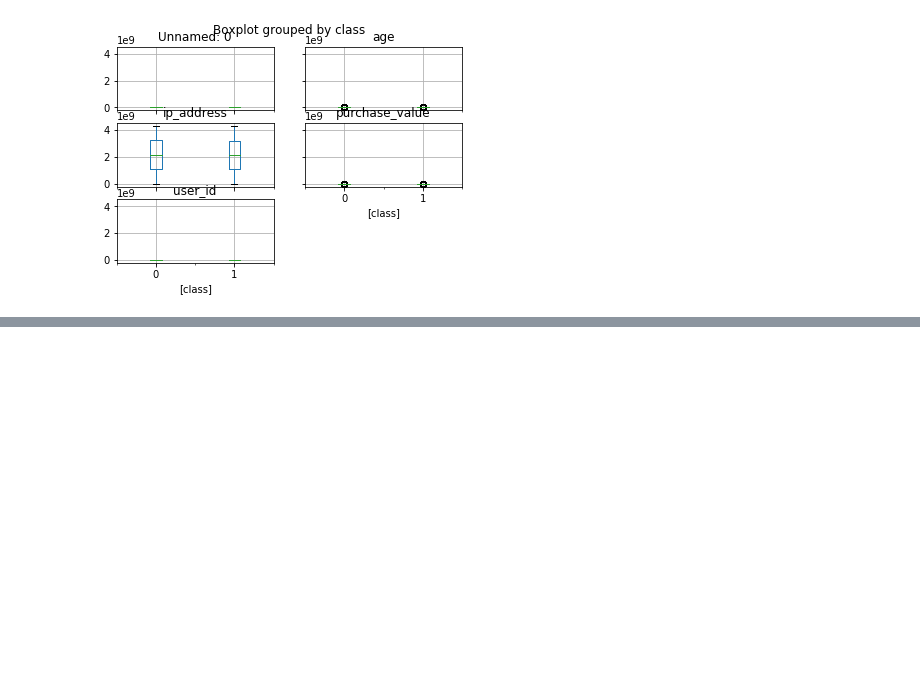
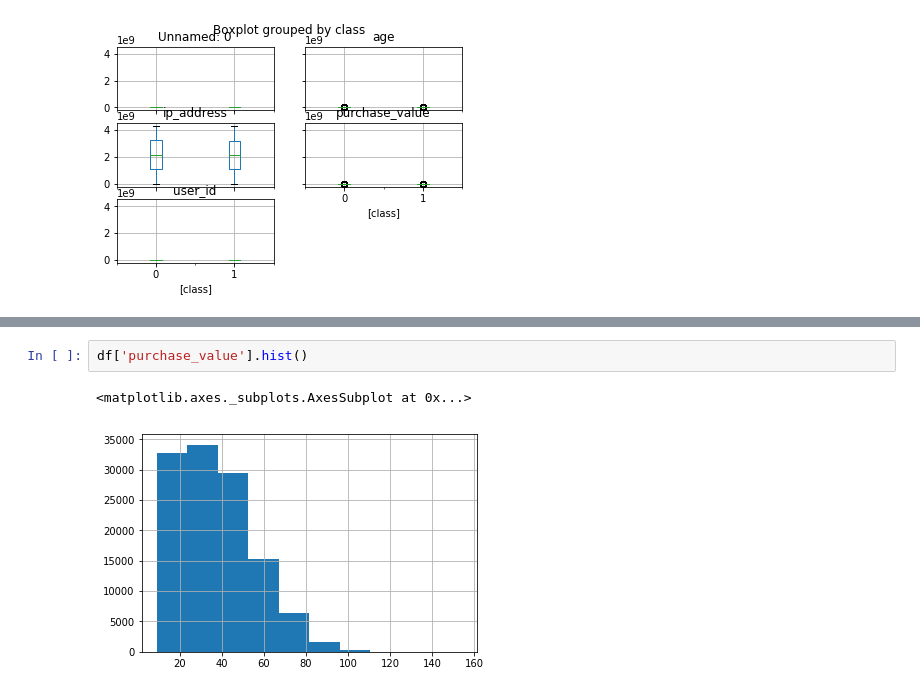
Before and after one commit to sabumjung/Pandas, a Jupyter notebook: ex1.ipynb, the cells around one changed output, grey strips where cells are left out. Cells and saved outputs as stored; diff of their text form; blank space fills up the shorter version.

```diff
--- a/ex1.ipynb
+++ b/ex1.ipynb
@@ -213,0 +224,5 @@ array([[<matplotlib.axes._subplots.AxesSubplot object at 0x...>,
+# %%
+df['purchase_value'].hist()
+# %% [output]
+<matplotlib.axes._subplots.AxesSubplot at 0x...>
+[figure, added]
```
Also changed, not shown: parts of 4 cells of this notebook.
